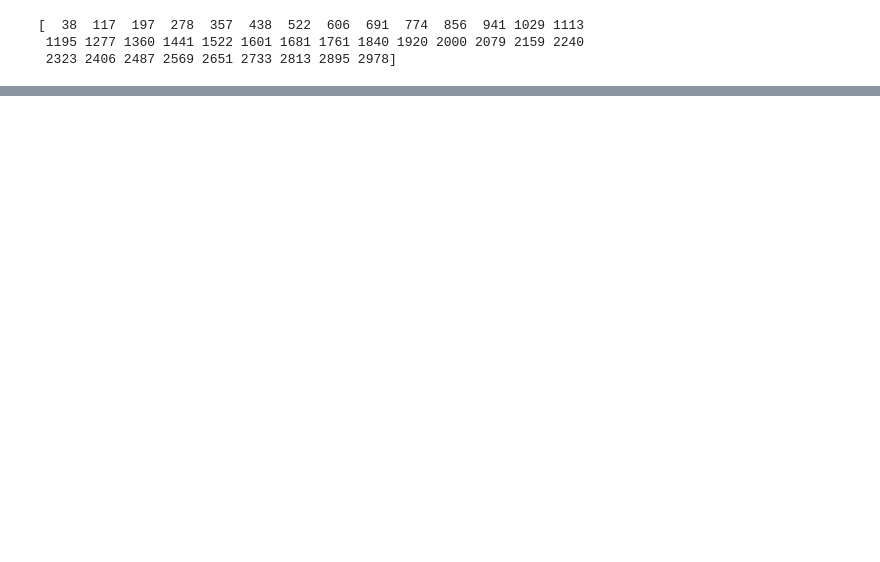
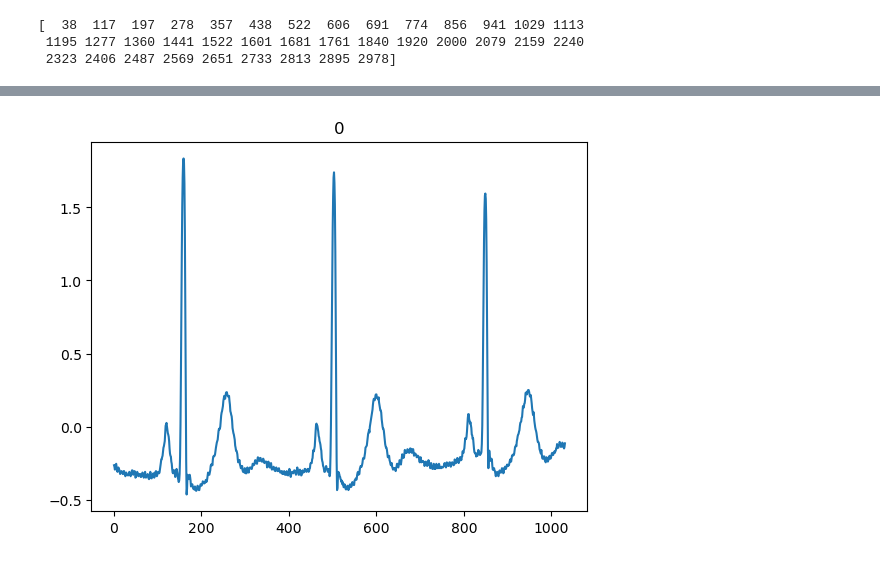
Before and after one commit to pap1rana/arrhythmia-detection, a Jupyter notebook: heartbeat-slicer.ipynb, the cells around one changed output, grey strips where cells are left out. Saved outputs shown, nothing was run; the diff lists cells and outputs as text; code cells hidden in the pictures; blank space fills up the shorter version.

```diff
--- a/heartbeat-slicer.ipynb
+++ b/heartbeat-slicer.ipynb
@@ -6,12 +8,14 @@ import numpy as np
 from scipy import interpolate
 # %%
 class HeartbeatSlicer:
-    def __init__(self, record_path, sampfrom, sampto):
+    def __init__(self, record_path, sampfrom, sampto, num_heartbeats=3):
         self.record = wfdb.rdrecord(record_name=record_path, sampfrom=sampfrom, sampto=sampto)
         self.annotations = wfdb.rdann(record_name=record_path, extension='atr', sampfrom=sampfrom, sampto=sampto, shift_samps=True)
+        self.ann_symbols = self.annotations.symbol
         self.ecg_data = self.record.p_signal[:, 0]
         self.sampling_rate = self.record.fs
         self.peak_indices = self.detect_peaks()
+        self.num_heartbeats = num_heartbeats
 
 
     def detect_peaks(self):
@@ -21,11 +25,11 @@ class HeartbeatSlicer:
         Returns: numpy array with the indices of peaks.
         """
 
-        #qrs_detector = wfdb.processing.XQRS(sig=self.ecg_data, fs=self.sampling_rate)
-        #qrs_detector.detect()
-        #peak_indices = qrs_detector.qrs_inds
+        # peak_indices = processing.gqrs_detect(sig=self.ecg_data, fs=self.sampling_rate)
 
-        peak_indices = processing.gqrs_detect(sig=self.ecg_data, fs=self.sampling_rate)
+        #Or use annoted peaks???
+        peak_indices = self.annotations.sample
+
 
         return peak_indices
 
@@ -37,7 +41,7 @@ class HeartbeatSlicer:
 
         return f(x)
 
-    def slice_heartbeats(self, num_heartbeats):
+    def slice_heartbeats(self):
         """
         Slice the ECG data into sequences of a fixed number of consecutive heartbeats.
 
@@ -45,18 +49,24 @@ class HeartbeatSlicer:
 
         Returns: 2D numpy array, each row is a sequence of heartbeats.
         """
-        sequences = []
+        heartbeats = []
 
-        # FIXME: slicing steps
-        for i in range(2, len(self.peak_indices)-num_heartbeats):
-            start = self.peak_indices[i] - (self.peak_indices[i] - self.peak_indices[i-num_heartbeats])//2
-            end = self.peak_indices[i] +  (self.peak_indices[i+num_heartbeats] - self.peak_indices[i])//2
+        # FIXME: check distance between peaks???
+        for i in range(self.num_heartbeats, len(self.peak_indices)-self.num_heartbeats):
+            start = self.peak_indices[i] - (self.peak_indices[i] - self.peak_indices[i-self.num_heartbeats])//2
+            end = self.peak_indices[i] +  (self.peak_indices[i+self.num_heartbeats] - self.peak_indices[i])//2
             sequence = self.ecg_data[start:end]
 
-            sequences.append(sequence)
+            heartbeats.append(sequence)
+
+        return heartbeats
 
 
+    def annotate_heartbeats(self):
+        heartbeats = self.slice_heartbeats()
+        # FIXME: add more labels
+        anns = list(map(lambda x: 0 if x in ['N', '~'] else 1, self.ann_symbols[self.num_heartbeats:-self.num_heartbeats]))
 
-        return sequences
+        return np.column_stack((heartbeats, anns))
 # %%
 record = wfdb.rdrecord(record_name='data_original/nsrdb/1.0.0/16265', sampfrom=2000, sampto=5000)
@@ -105,0 +149,8 @@ print(annotation.sample - sliced.peak_indices)
+# %%
+test = HeartbeatSlicer("data_original/mitdb/1.0.0/106", sampfrom=0, sampto=200000).annotate_heartbeats()
+# %%
+plt.plot(test[35][0])
+plt.title(test[35][1])
+plt.show()
+# %% [output]
+[figure, added]
```
Also changed, not shown: parts of 12 cells of this notebook.
